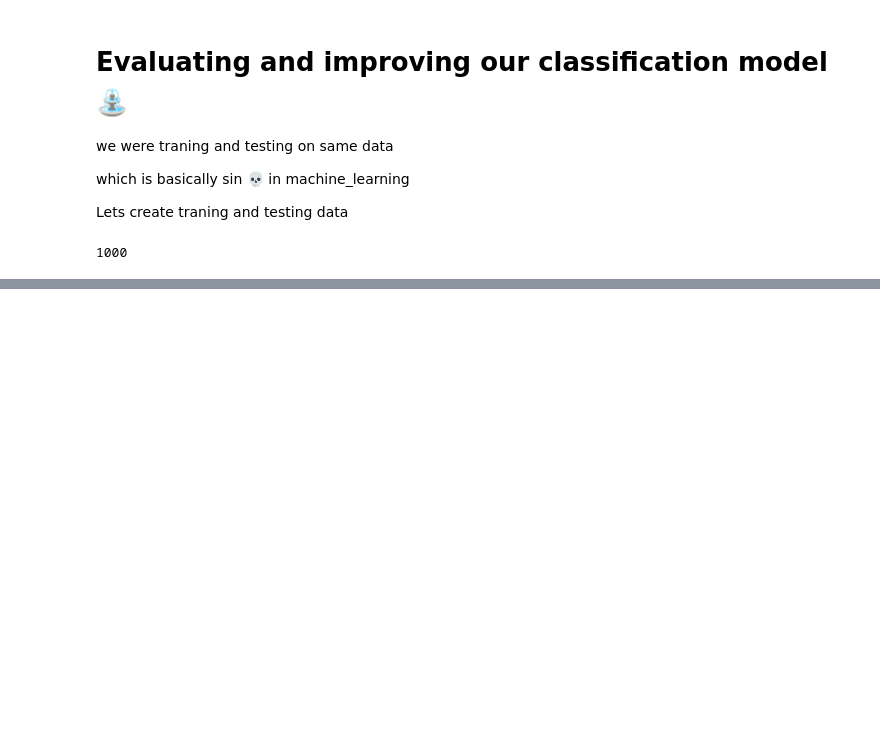
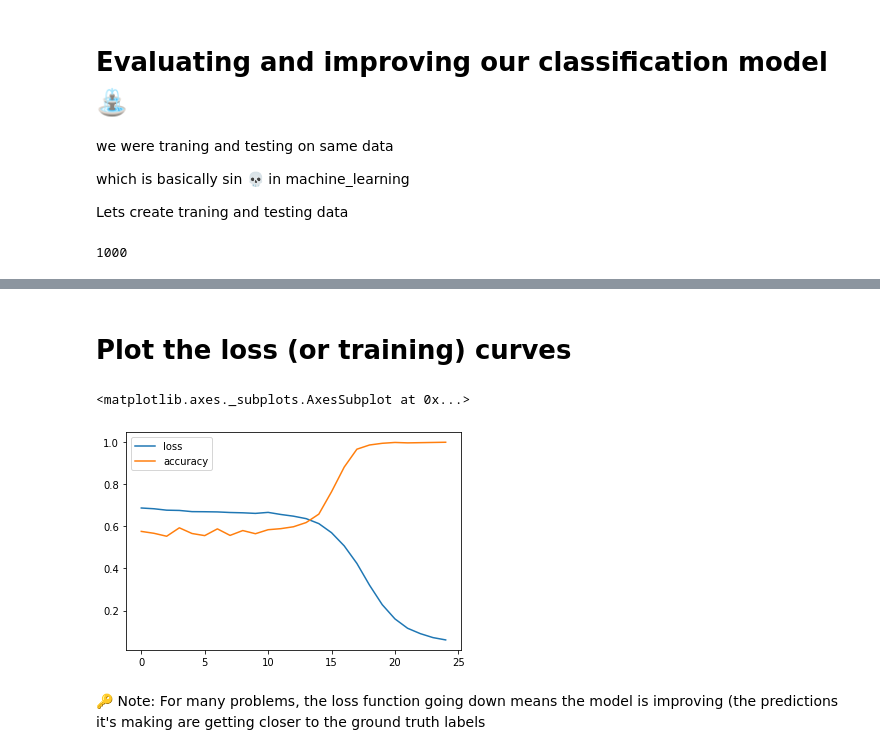
Before and after one commit to Henil21/Classification-with-TensorFlow-, a Jupyter notebook: Neural_network_classification_tensorflow.ipynb, the cells around one changed output, grey strips where cells are left out. Cells and saved outputs as stored; diff of their text form; code cells hidden in the pictures; blank space fills up the shorter version.

```diff
--- a/Neural_network_classification_tensorflow.ipynb
+++ b/Neural_network_classification_tensorflow.ipynb
@@ -403,0 +445,9 @@ len(x)
+# %% [markdown]
+# Plot the loss (or training) curves
+# %%
+pd.DataFrame(history.history).plot()
+# %% [output]
+<matplotlib.axes._subplots.AxesSubplot at 0x...>
+[figure, added]
+# %% [markdown]
+🔑 Note: For many problems, the loss function going down means the model is improving (the predictions it's making are getting closer to the ground truth labels
```
Also changed, not shown: parts of 10 cells of this notebook.
